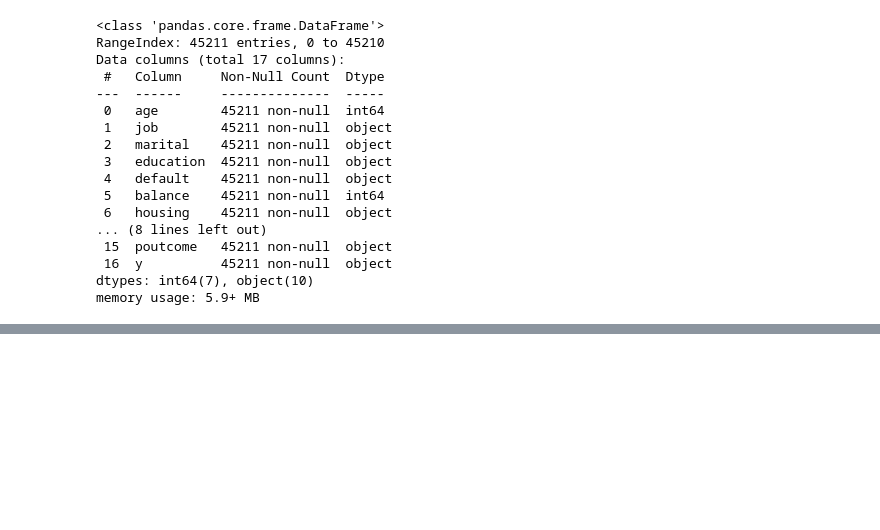
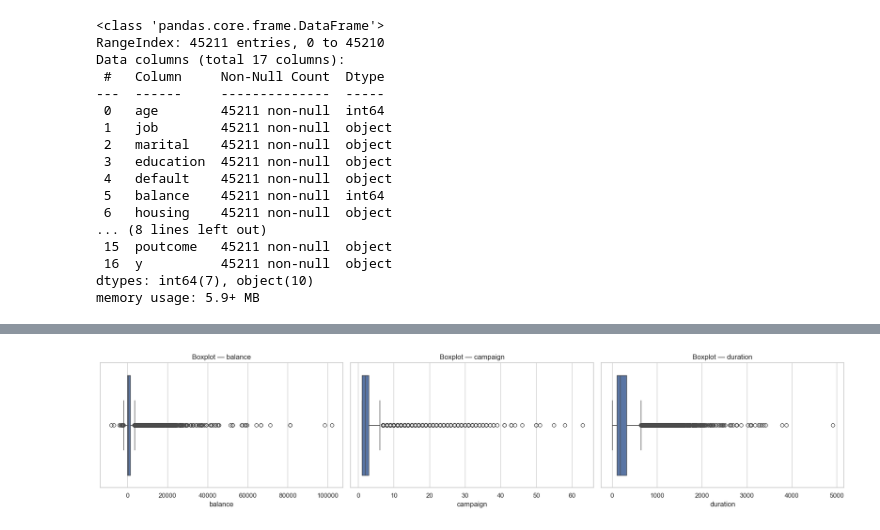
Before and after one commit to yvannerosane/Projet1, a Jupyter notebook: Notebook.ipynb, the cells around one changed output, grey strips where cells are left out. Saved outputs shown, nothing was run; the diff lists cells and outputs as text; code cells hidden in the pictures; blank space fills up the shorter version.

```diff
--- a/Notebook.ipynb
+++ b/Notebook.ipynb
@@ -405,0 +353,16 @@ X_train, X_test, y_train, y_test = train_test_split(
+# %%
+fig, axes = plt.subplots(1, 3, figsize=(18, 4))
+
+sns.boxplot(data=data, x="balance", ax=axes[0])
+axes[0].set_title("Boxplot — balance")
+
+sns.boxplot(data=data, x="campaign", ax=axes[1])
+axes[1].set_title("Boxplot — campaign")
+
+sns.boxplot(data=data, x="duration", ax=axes[2])
+axes[2].set_title("Boxplot — duration")
+
+plt.tight_layout()
+plt.show()
+# %% [output]
+[figure, added]
```
Also changed, not shown: parts of 141 cells of this notebook.
